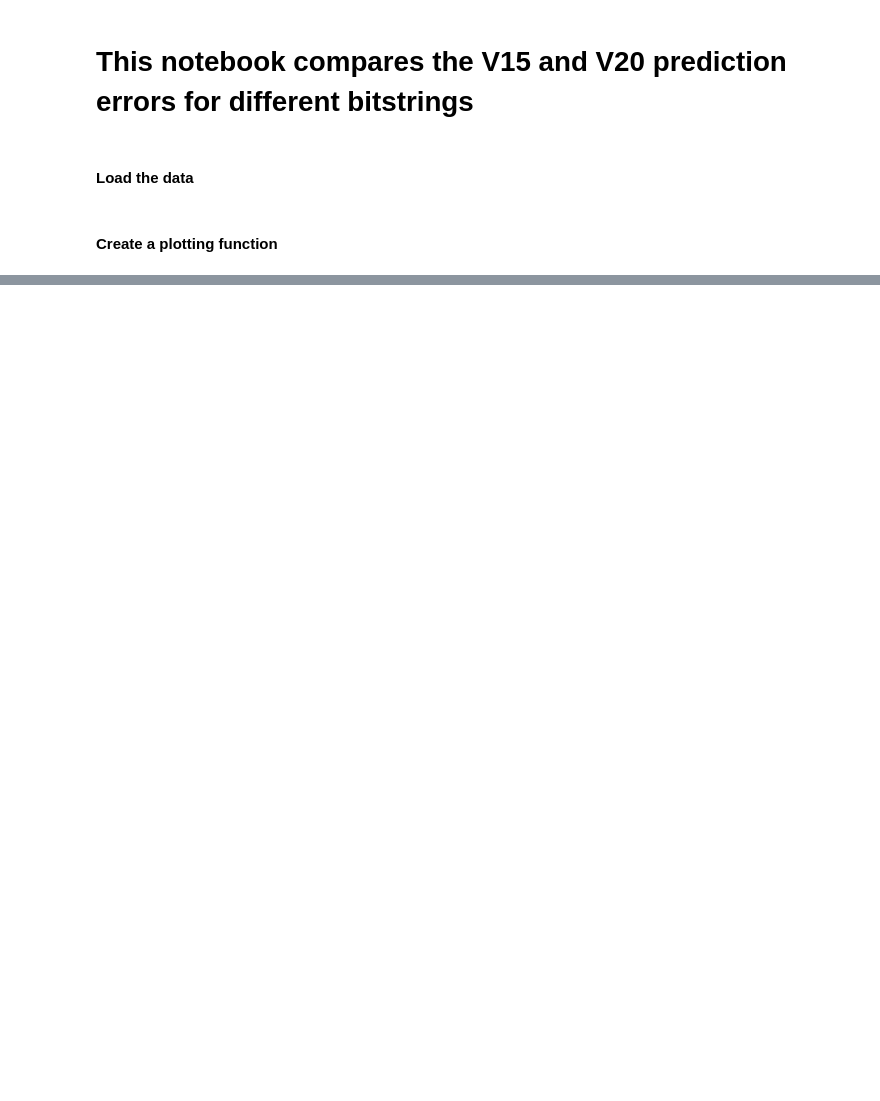
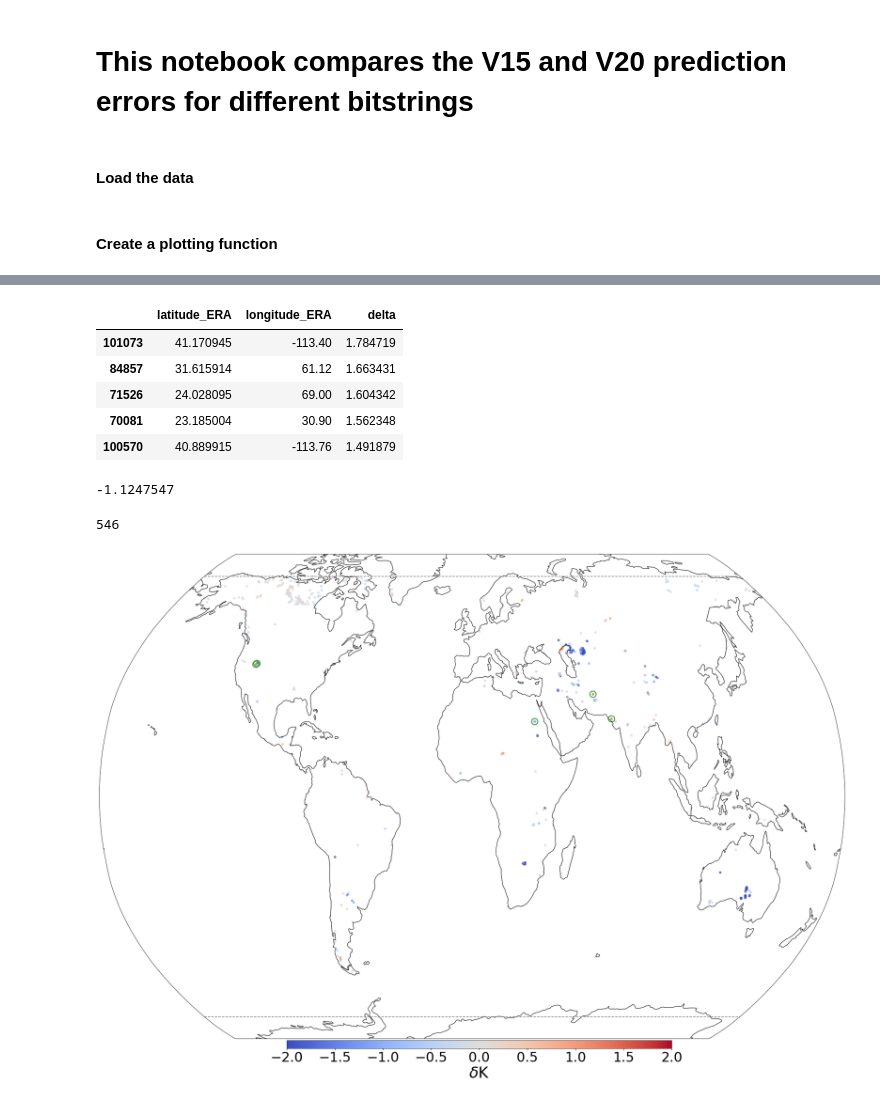
Before and after one commit to tomkimpson/ML4L, a Jupyter notebook: notebooks/lakes_manuscript/04.V20_vs_V15.ipynb, the cells around one changed output, grey strips where cells are left out. Cells and saved outputs as stored; diff of their text form; code cells hidden in the pictures; blank space fills up the shorter version.

```diff
--- a/notebooks/lakes_manuscript/04.V20_vs_V15.ipynb
+++ b/notebooks/lakes_manuscript/04.V20_vs_V15.ipynb
@@ -194,0 +117,17 @@ df_010100.sort_values(by=['delta'],ascending=False)#.iloc[4]
+# %%
+df_lake_ground = df.query('clFr_change_is_significant & dl_change_is_significant & not oceanFr_change_is_significant & not cvhFr_change_is_significant & not cvlFr_change_is_significant')
+n = 5
+RobinsonPlot(df_lake_ground,'delta',vmin=-2,vmax=+2,cmap=plt.cm.coolwarm,markersize = 20,savefig=None,ncircles=n)
+display(df_lake_ground.sort_values(by=['delta'],ascending=False).iloc[0:n][['latitude_ERA','longitude_ERA','delta']])
+display(df_lake_ground.delta.mean())
+display(len(df_lake_ground))
+# %% [output]
+|  | latitude_ERA | longitude_ERA | delta |
+| 101073 | 41.170945 | -113.40 | 1.784719 |
+| 84857 | 31.615914 | 61.12 | 1.663431 |
+| 71526 | 24.028095 | 69.00 | 1.604342 |
+| 70081 | 23.185004 | 30.90 | 1.562348 |
+| 100570 | 40.889915 | -113.76 | 1.491879 |
+-1.1247547
+546
+[figure, added]
```
Also changed, not shown: parts of 51 cells of this notebook, 20 other files.
